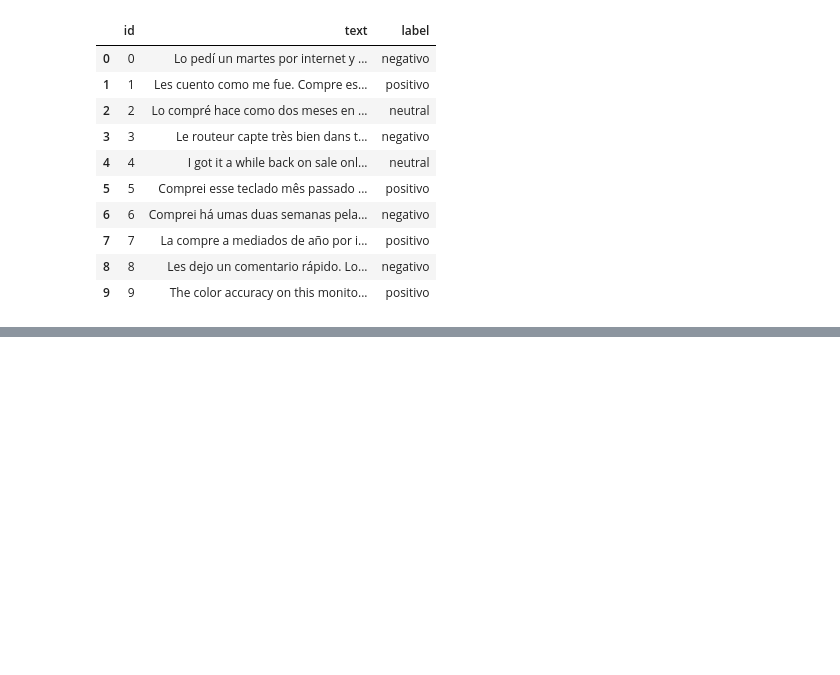
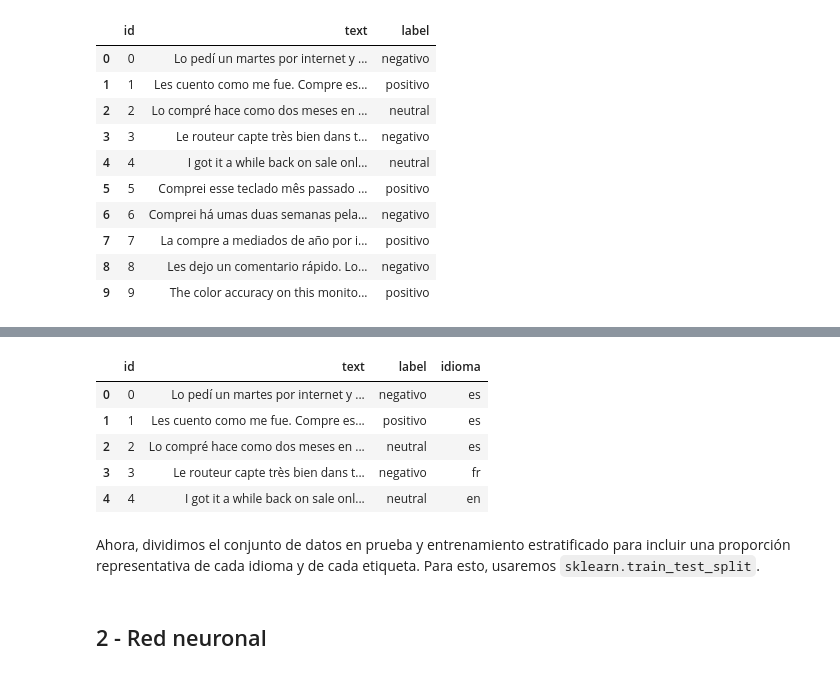
Before and after one commit to PedroSTrujillo/proyecto-ml, a Jupyter notebook: entrega2/modelo_entrega_2.ipynb, the cells around one changed output, grey strips where cells are left out. Cells and saved outputs as stored; diff of their text form; code cells hidden in the pictures; blank space fills up the shorter version.

```diff
--- a/entrega2/modelo_entrega_2.ipynb
+++ b/entrega2/modelo_entrega_2.ipynb
@@ -40,0 +176,10 @@ Vemos que el dataset contiene 20466 filas, cada una con un id, la reseña corres
+# %%
+# Identificamos el idioma de cada reseña de entrenamiento y evaluación
+dataset_train["idioma"] = dataset_train["text"].map(
+    lambda t: identificar_idioma(t, palabras_por_idioma, exclusivas)
+)
+dataset_eval["idioma"] = dataset_eval["text"].map(
+    lambda t: identificar_idioma(t, palabras_por_idioma, exclusivas)
+)
+
+dataset_train["idioma"].value_counts(dropna=False, normalize=True)
@@ -40,0 +194,11 @@ Vemos que el dataset contiene 20466 filas, cada una con un id, la reseña corres
+# %%
+dataset_train.head()
+# %% [output]
+|  | id | text | label | idioma |
+| 0 | 0 | Lo pedí un martes por internet y ... | negativo | es |
+| 1 | 1 | Les cuento como me fue. Compre es... | positivo | es |
+| 2 | 2 | Lo compré hace como dos meses en ... | neutral | es |
+| 3 | 3 | Le routeur capte très bien dans t... | negativo | fr |
+| 4 | 4 | I got it a while back on sale onl... | neutral | en |
+# %% [markdown]
+Ahora, dividimos el conjunto de datos en prueba y entrenamiento estratificado para incluir una proporción representativa de cada idioma y de cada etiqueta. Para esto, usaremos `sklearn.train_test_split`.
@@ -40,0 +233,2 @@ Vemos que el dataset contiene 20466 filas, cada una con un id, la reseña corres
+# %% [markdown]
+## 2 - Red neuronal
```
Also changed, not shown: parts of 24 cells of this notebook, 1 other file.
